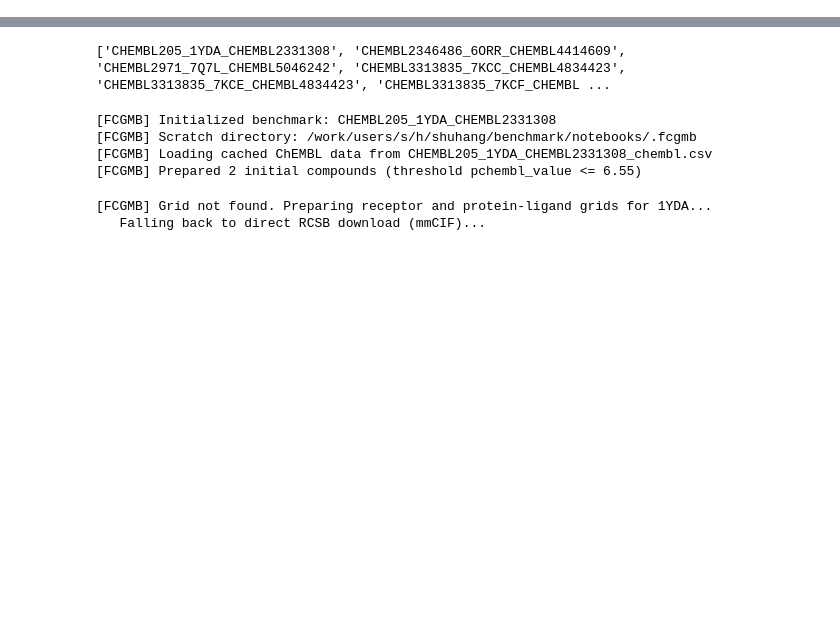
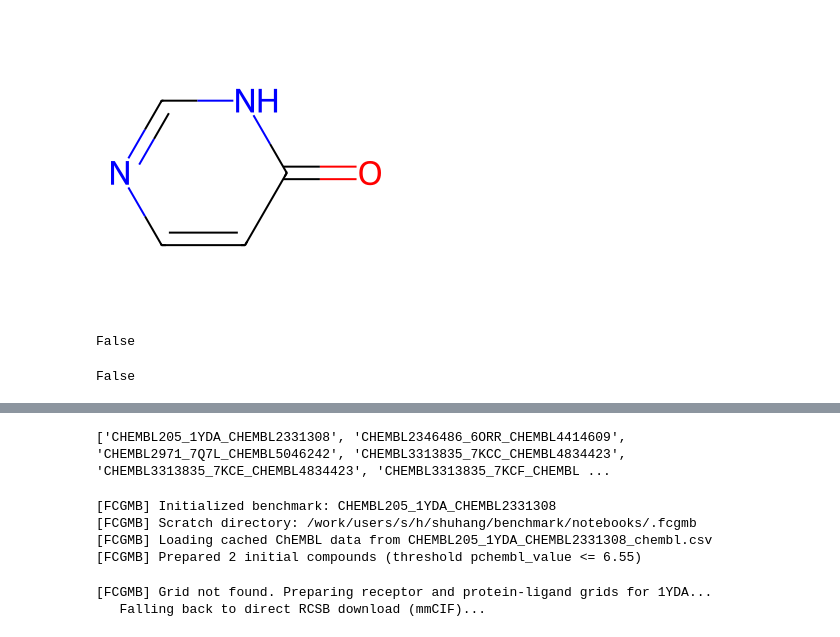
Before and after one commit to Popov-Lab-UNC/mockdock, a Jupyter notebook: notebooks/playground.ipynb, the cells around one changed output, grey strips where cells are left out. Cells and saved outputs as stored; diff of their text form; code cells hidden in the pictures; blank space fills up the shorter version.

```diff
--- a/notebooks/playground.ipynb
+++ b/notebooks/playground.ipynb
@@ -0,0 +29,22 @@
+# %%
+Draw.MolToImage(query)
+# %% [output]
+[figure, added]
+# %%
+# 2. Adjust the query to ignore bond types
+params = Chem.AdjustQueryParameters()
+params.makeBondsGeneric = True
+params.makeAtomsGeneric = False  # Keep atom types (e.g., C vs N) specific
+
+# Create the adjusted query
+generic_query = Chem.AdjustQueryProperties(query, params)
+
+# 3. Perform the match
+is_match = mol.HasSubstructMatch(generic_query)
+is_match
+# %% [output]
+False
+# %%
+is_match
+# %% [output]
+False
```
Also changed, not shown: parts of 8 cells of this notebook, 1 other file.
